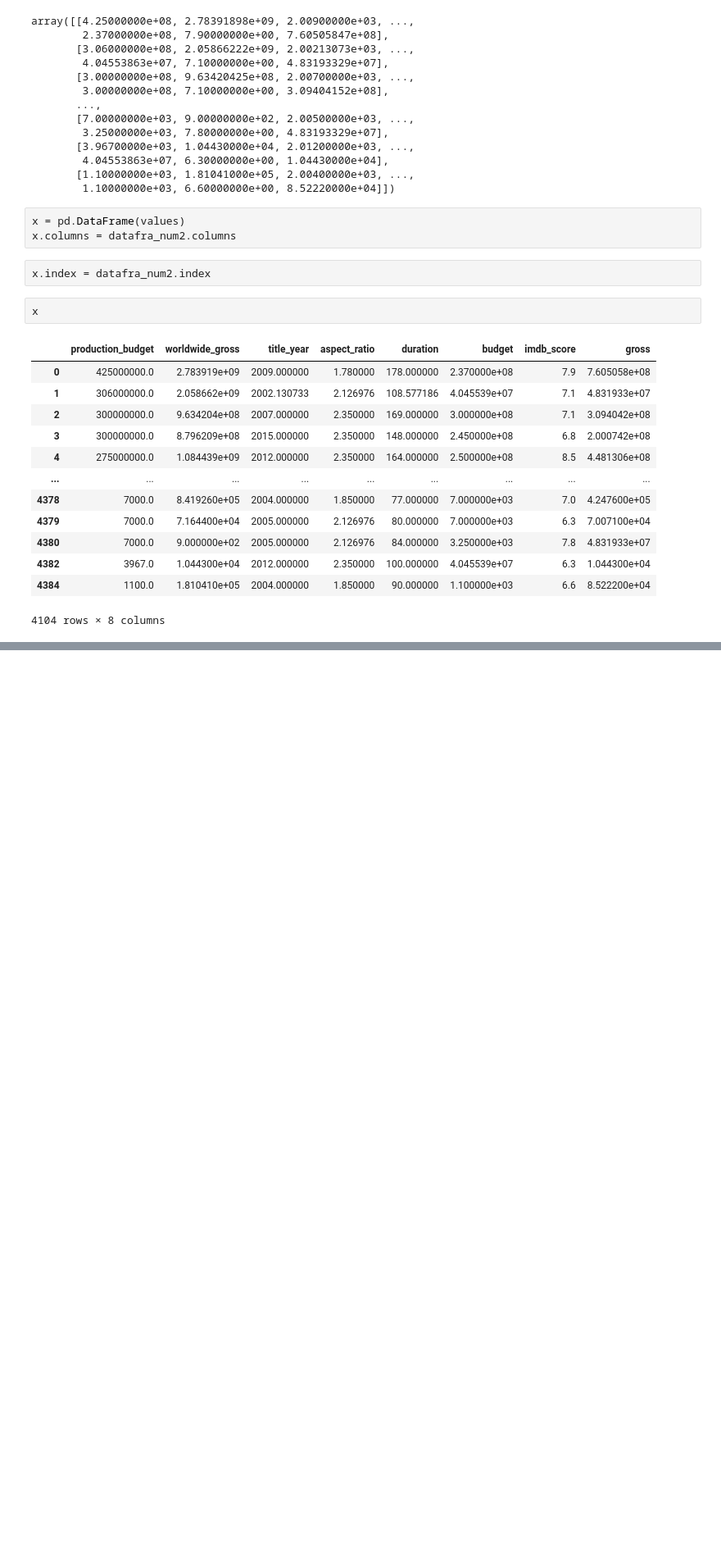
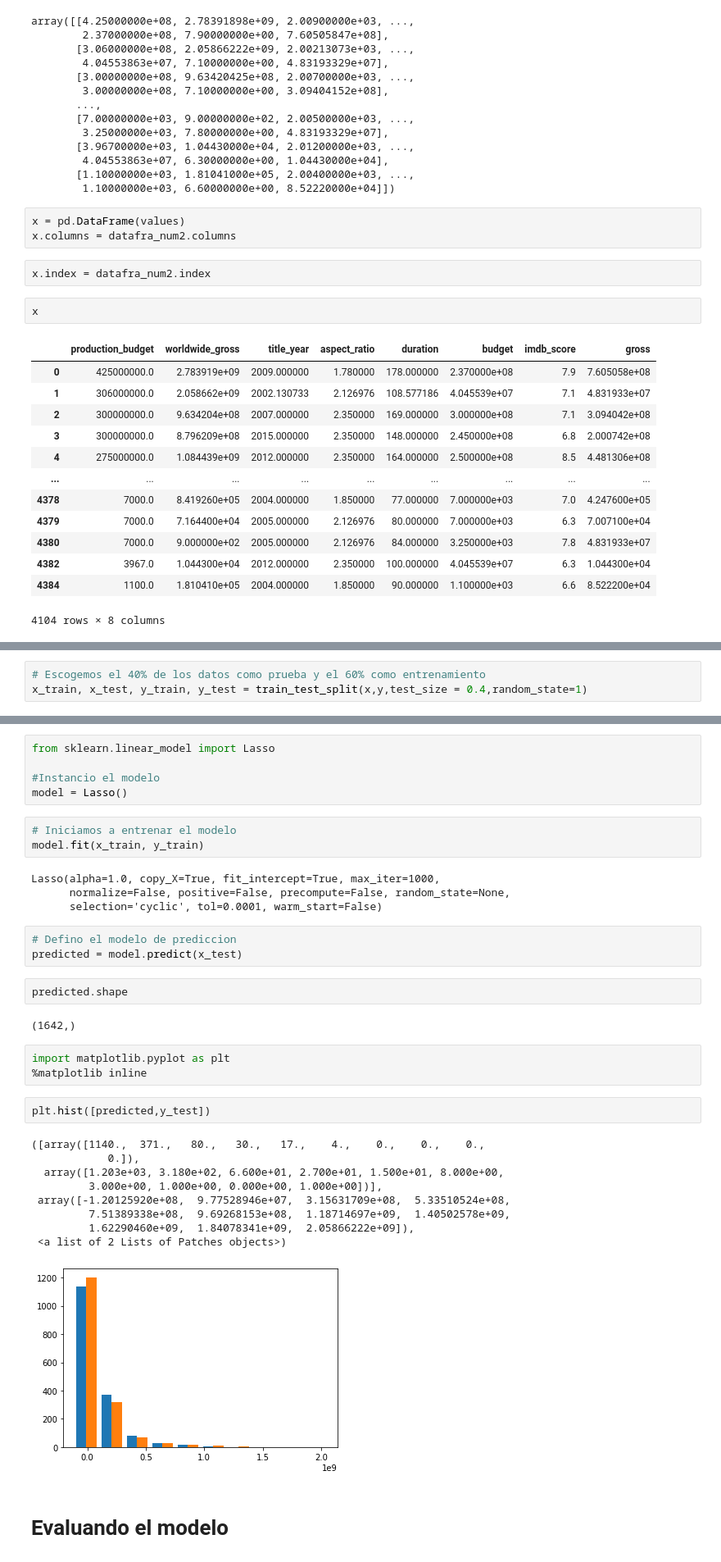
Before and after one commit to Kaiziferr/MachineLearningAplicate, a Jupyter notebook: Untitled.ipynb, the cells around one changed output, grey strips where cells are left out. Shown: that part at 82% size. Saved outputs shown, nothing was run; the diff lists cells and outputs as text; blank space fills up the shorter version.

```diff
--- a/Untitled.ipynb
+++ b/Untitled.ipynb
@@ -618,0 +692,3 @@ x.to_csv('dataLimpio.csv',index=False)
+# %%
+# Escogemos el 40% de los datos como prueba y el 60% como entrenamiento
+x_train, x_test, y_train, y_test = train_test_split(x,y,test_size = 0.4,random_state=1)
@@ -618,0 +708,36 @@ x.to_csv('dataLimpio.csv',index=False)
+# %%
+from sklearn.linear_model import Lasso
+
+#Instancio el modelo
+model = Lasso()
+# %%
+# Iniciamos a entrenar el modelo
+model.fit(x_train, y_train)
+# %% [output]
+Lasso(alpha=1.0, copy_X=True, fit_intercept=True, max_iter=1000,
+      normalize=False, positive=False, precompute=False, random_state=None,
+      selection='cyclic', tol=0.0001, warm_start=False)
+# %%
+# Defino el modelo de prediccion
+predicted = model.predict(x_test)
+# %%
+predicted.shape
+# %% [output]
+(1642,)
+# %%
+import matplotlib.pyplot as plt
+%matplotlib inline
+# %%
+plt.hist([predicted,y_test])
+# %% [output]
+([array([1140.,  371.,   80.,   30.,   17.,    4.,    0.,    0.,    0.,
+            0.]),
+  array([1.203e+03, 3.180e+02, 6.600e+01, 2.700e+01, 1.500e+01, 8.000e+00,
+         3.000e+00, 1.000e+00, 0.000e+00, 1.000e+00])],
+ array([-1.20125920e+08,  9.77528946e+07,  3.15631709e+08,  5.33510524e+08,
+         7.51389338e+08,  9.69268153e+08,  1.18714697e+09,  1.40502578e+09,
+         1.62290460e+09,  1.84078341e+09,  2.05866222e+09]),
+ <a list of 2 Lists of Patches objects>)
+[figure, added]
+# %% [markdown]
+# Evaluando el modelo
```
Also changed, not shown: parts of 29 cells of this notebook, 1 other file.
